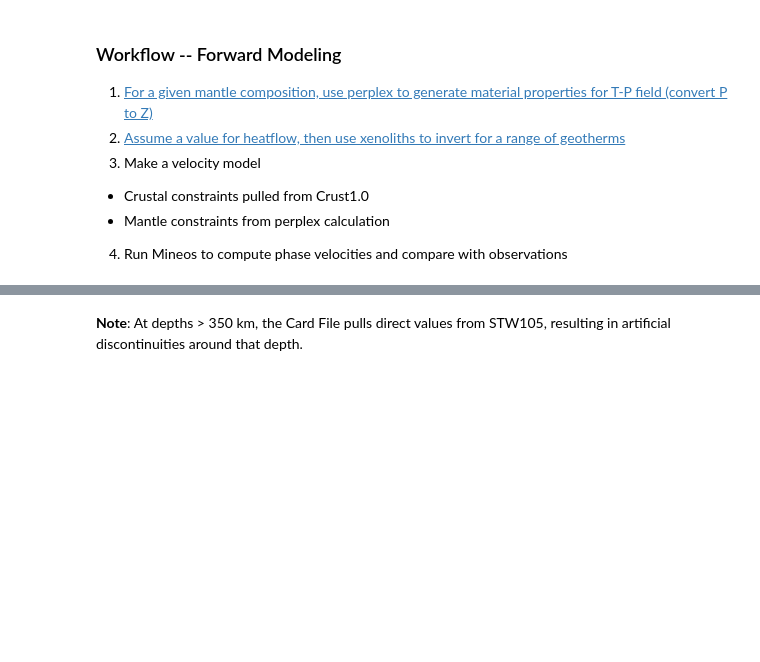
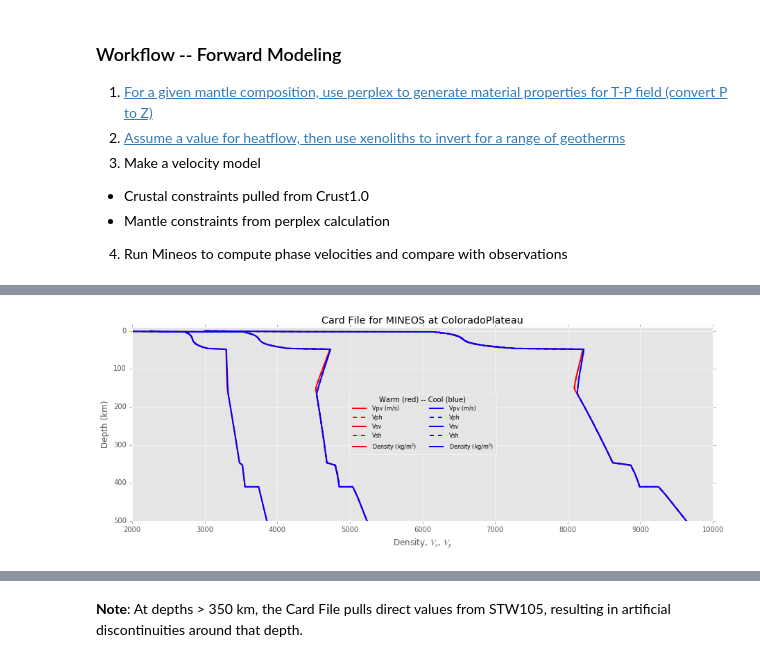
Before and after one commit to nmancinelli/ss-precursors, a Jupyter notebook: Forward_Modeling_Workflow.ipynb, the cells around one changed output, grey strips where cells are left out. Cells and saved outputs as stored; diff of their text form; code cells hidden in the pictures; blank space fills up the shorter version.

Commit message:
Testing radial aniso

```diff
--- a/Forward_Modeling_Workflow.ipynb
+++ b/Forward_Modeling_Workflow.ipynb
@@ -64,7 +66,8 @@ if "Colorado" in location:
     c  = CrustalModel('coloplat')
     zmoho = c.zmoho
     atten_file = 'seismic_JF10_gs10mm_Temp_AD0p40_TP1350_ZG155'
-    lat, lon = 36.,-110.
+    #lat, lon = 36.,-110.
+    lat, lon = 0., 0.
 
 elif "Slave" in location:
     from crust1.crust1 import Crust1
@@ -108,44 +111,69 @@ fqmu = AttenuationProfile(atten_file).setup_interpolation_functions()
 
 ls = ['red','blue']
 
-cf = CardFile().read('minos/STW105.txt')
-cf1 = CardFile().read('minos/STW105.txt')
-cf0 = cf1.regional_profile_from_kustow(lat=lat, lon=lon)
+for force_isotropy in [True, False]:
 
-for kk,tag in enumerate(gts):
-    fvp_gt  = extract_profile(fvp, gts[tag])
-    fvs_gt  = extract_profile(fvs, gts[tag])
-    frho_gt = extract_profile(frho, gts[tag])
+    cf = CardFile().read('minos/STW105.txt')
+    cf1 = CardFile().read('minos/STW105.txt')
+    cf2 = cf1.regional_profile_from_kustow(lat=lat, lon=lon)
 
-    cf0=cf0.set_mantle_region(fvp_gt, fvs_gt, frho_gt, zmoho=zmoho)
-    cf0=cf0.set_mantle_attenuation(fqmu, zmoho=zmoho)
+    for kk,tag in enumerate(gts):
+        fvp_gt  = extract_profile(fvp, gts[tag])
+        fvs_gt  = extract_profile(fvs, gts[tag])
+        frho_gt = extract_profile(frho, gts[tag])
 
-    #cf0=cf0.set_crustal_region(c.model)
-    if "Colorado" in location:
-        cf0=cf0.set_crustal_region_shen(c.model, zmoho)
-    else:
-        cf0=cf0.set_crustal_region(c.model)
+        cf0=cf2.set_mantle_region(fvp_gt, fvs_gt, frho_gt, zmoho=zmoho, force_isotropy=force_isotropy)
+        cf0=cf0.set_mantle_attenuation(fqmu, zmoho=zmoho)
 
-    cf0.write(filename='minos/%s.txt' % tag)
+        #cf0=cf0.set_crustal_region(c.model)
+        if "Colorado" in location:
+            cf0=cf0.set_crustal_region_shen(c.model, zmoho)
+        else:
+            cf0=cf0.set_crustal_region(c.model)
 
-    plt.figure(2,figsize=(15,5))
-    _ = plt.plot(cf0.df.Vpv, 6371-cf0.df.Radius/1000, lw = 2, label = 'Vpv (m/s)', c=ls[kk])
-    _ = plt.plot(cf0.df.Vph, 6371-cf0.df.Radius/1000, lw = 2, label = 'Vph', c=ls[kk], ls ='--')
-    #_ = plt.plot(cf.df.Vpv, 6371-cf.df.Radius/1000, '--k', lw = 0.5)
-    _ = plt.ylim(500,0)
+        cf0.write(filename='minos/%s.txt' % tag)
 
-    _ = plt.plot(cf0.df.Vsv, 6371-cf0.df.Radius/1000,label='Vsv', lw=2, c=ls[kk])
-    _ = plt.plot(cf0.df.Vsh, 6371-cf0.df.Radius/1000,label='Vsh', lw=2, c=ls[kk], ls ='--')
-    #_ = plt.plot(cf.df.Vsv, 6371-cf.df.Radius/1000, '--k', lw = 0.5)
+        plt.figure(2,figsize=(15,5))
+        _ = plt.plot(cf0.df.Vpv, 6371-cf0.df.Radius/1000, lw = 2, label = 'Vpv (m/s)', c=ls[kk])
+        _ = plt.plot(cf0.df.Vph, 6371-cf0.df.Radius/1000, lw = 2, label = 'Vph', c=ls[kk], ls ='--')
+        #_ = plt.plot(cf.df.Vpv, 6371-cf.df.Radius/1000, '--k', lw = 0.5)
+        _ = plt.ylim(500,0)
 
-    _ = plt.plot(cf0.df.Density, 6371-cf0.df.Radius/1000,label='Density (kg/m$^3$)', lw=2, c=ls[kk])
-    #_ = plt.plot(cf.df.Density, 6371-cf.df.Radius/1000, '--k', lw = 0.5)
+        _ = plt.plot(cf0.df.Vsv, 6371-cf0.df.Radius/1000,label='Vsv', lw=2, c=ls[kk])
+        _ = plt.plot(cf0.df.Vsh, 6371-cf0.df.Radius/1000,label='Vsh', lw=2, c=ls[kk], ls ='--')
+        #_ = plt.plot(cf.df.Vsv, 6371-cf.df.Radius/1000, '--k', lw = 0.5)
 
-_ = plt.ylim(500,-10)
-_ = plt.xlim(2000, 10000)
-_ = plt.title("Card File for MINEOS at %s" % location)
-_ = plt.ylabel('Depth (km)')
-_ = plt.xlabel('Density, $V_s$, $V_p$')
-_ = plt.legend(ncol=2,fontsize=8,title='Warm (red) -- Cool (blue)', loc='best', handlelength=3)
+        _ = plt.plot(cf0.df.Density, 6371-cf0.df.Radius/1000,label='Density (kg/m$^3$)', lw=2, c=ls[kk])
+        #_ = plt.plot(cf.df.Density, 6371-cf.df.Radius/1000, '--k', lw = 0.5)
 
-plt.savefig('img/%s_%s_cardfile.eps' % (location, rocktype) )
+    _ = plt.ylim(500,-10)
+    _ = plt.xlim(2000, 10000)
+    _ = plt.title("Card File for MINEOS at %s" % location)
+    _ = plt.ylabel('Depth (km)')
+    _ = plt.xlabel('Density, $V_s$, $V_p$')
+    _ = plt.legend(ncol=2,fontsize=8,title='Warm (red) -- Cool (blue)', loc='best', handlelength=3)
+
+    plt.savefig('img/%s_%s_cardfile.eps' % (location, rocktype) )
+    plt.show()
+
+
+    #Step 4 - Compute phase velocities and save to disk
+
+    for tag in gts:
+        for ref_period in [-1.0, 1.0]:
+            cf = CardFile().read('minos/%s.txt' % tag).write(filename='minos/%s.txt' % tag, ref_period=ref_period)
+            minos = Minos(tag, cf).run().read_output()
+
+            if ref_period > 0:
+                tag2 = 'anelas'
+            else:
+                tag2 = ''
+
+            if force_isotropy:
+                tag3 = ''
+            else:
+                tag3 = 'aniso'
+
+            filename='output_minos/minos.%s.%s.%s.%s.%s.pickle' % (tag, tag2, tag3, rocktype, location)
+            minos.save(filename)
+# %% [output]
@@ -151,0 +182 @@ plt.savefig('img/%s_%s_cardfile.eps' % (location, rocktype) )
+[figure, added]
```
Also changed, not shown: parts of 8 cells of this notebook, 11 other files.
